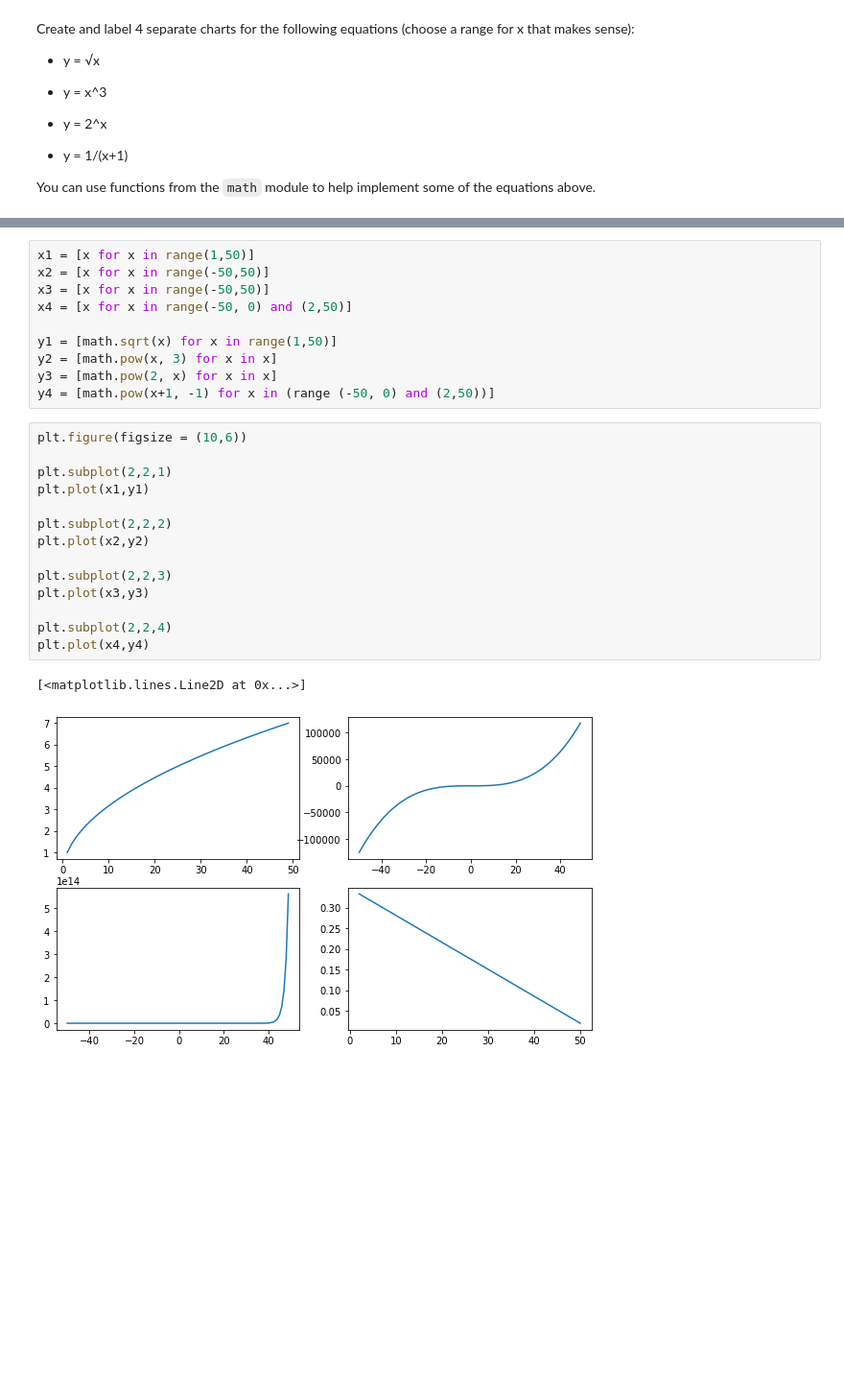
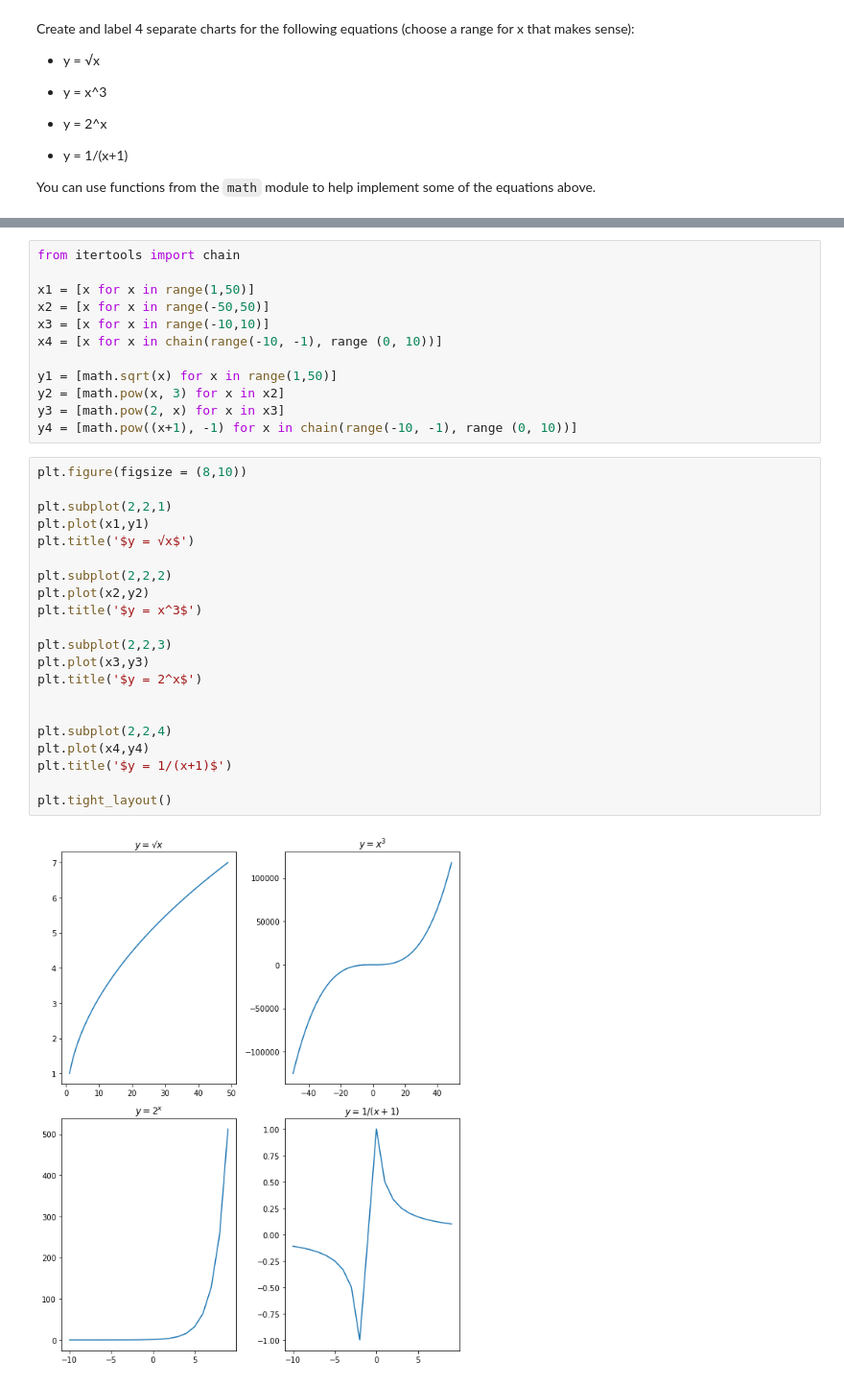
Before and after one commit to o0amandagomez0o/numpy-pandas-visualization-exercises, a Jupyter notebook: matplotlib_exercises.ipynb, the cells around one changed output, grey strips where cells are left out. Shown at 96% size. Drawn from its saved outputs; the diff is of its cells as text; blank space fills up the shorter version.

```diff
--- a/matplotlib_exercises.ipynb
+++ b/matplotlib_exercises.ipynb
@@ -46,27 +88,35 @@ You can use functions from the `math` module to help implement some of the equat
 # %%
+from itertools import chain
+
 x1 = [x for x in range(1,50)]
 x2 = [x for x in range(-50,50)]
-x3 = [x for x in range(-50,50)]
-x4 = [x for x in range(-50, 0) and (2,50)]
+x3 = [x for x in range(-10,10)]
+x4 = [x for x in chain(range(-10, -1), range (0, 10))]
 
 y1 = [math.sqrt(x) for x in range(1,50)]
-y2 = [math.pow(x, 3) for x in x]
-y3 = [math.pow(2, x) for x in x]
-y4 = [math.pow(x+1, -1) for x in (range (-50, 0) and (2,50))]
+y2 = [math.pow(x, 3) for x in x2]
+y3 = [math.pow(2, x) for x in x3]
+y4 = [math.pow((x+1), -1) for x in chain(range(-10, -1), range (0, 10))]
 # %%
-plt.figure(figsize = (10,6))
+plt.figure(figsize = (8,10))
 
 plt.subplot(2,2,1)
 plt.plot(x1,y1)
+plt.title('$y = √x$')
 
 plt.subplot(2,2,2)
 plt.plot(x2,y2)
+plt.title('$y = x^3$')
 
 plt.subplot(2,2,3)
 plt.plot(x3,y3)
+plt.title('$y = 2^x$')
+
 
 plt.subplot(2,2,4)
 plt.plot(x4,y4)
+plt.title('$y = 1/(x+1)$')
+
+plt.tight_layout()
 # %% [output]
-[<matplotlib.lines.Line2D at 0x...>]
-[figure, old version]
+[figure, new version]
```
Also changed, not shown: parts of 8 cells of this notebook, 3 other files.
